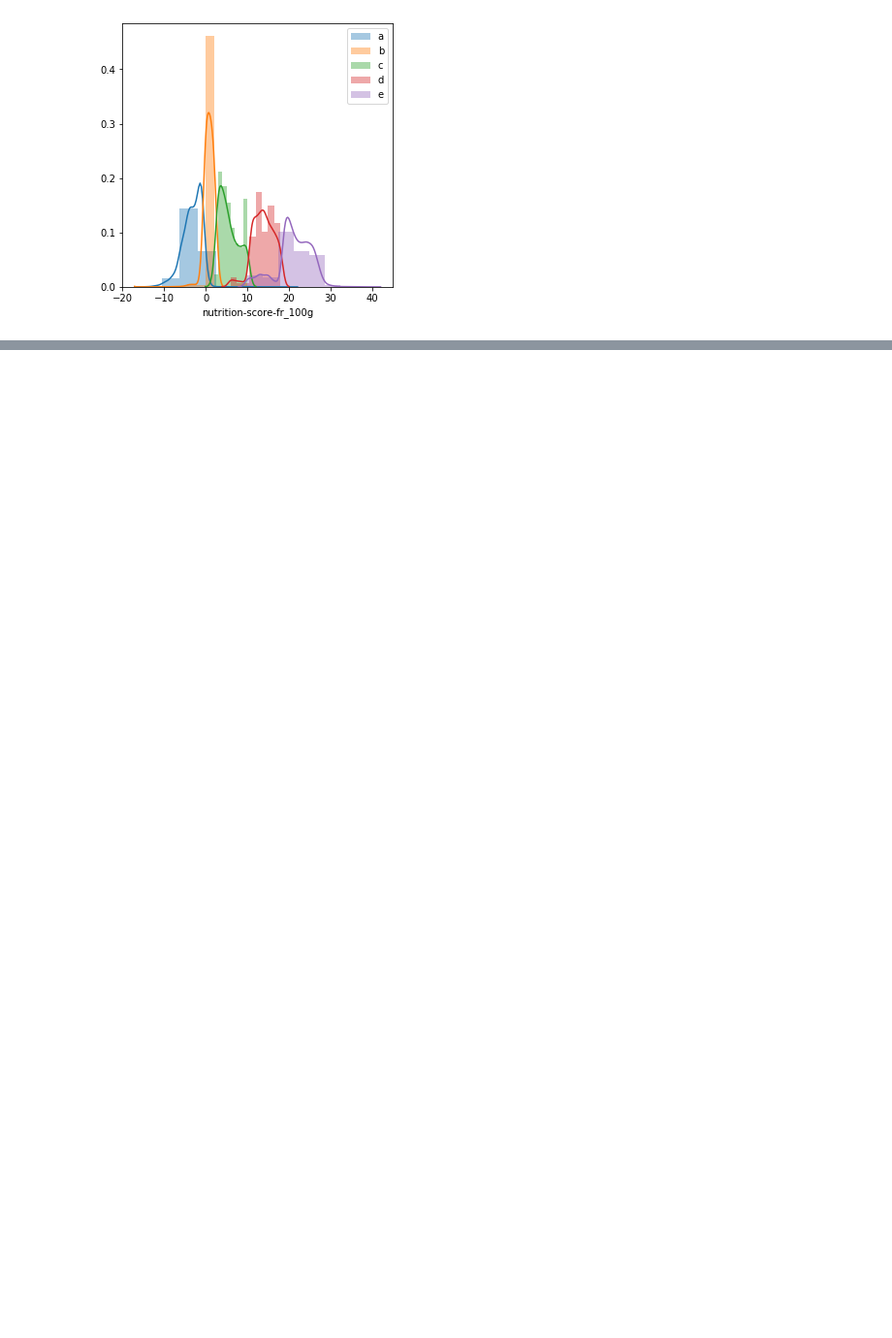
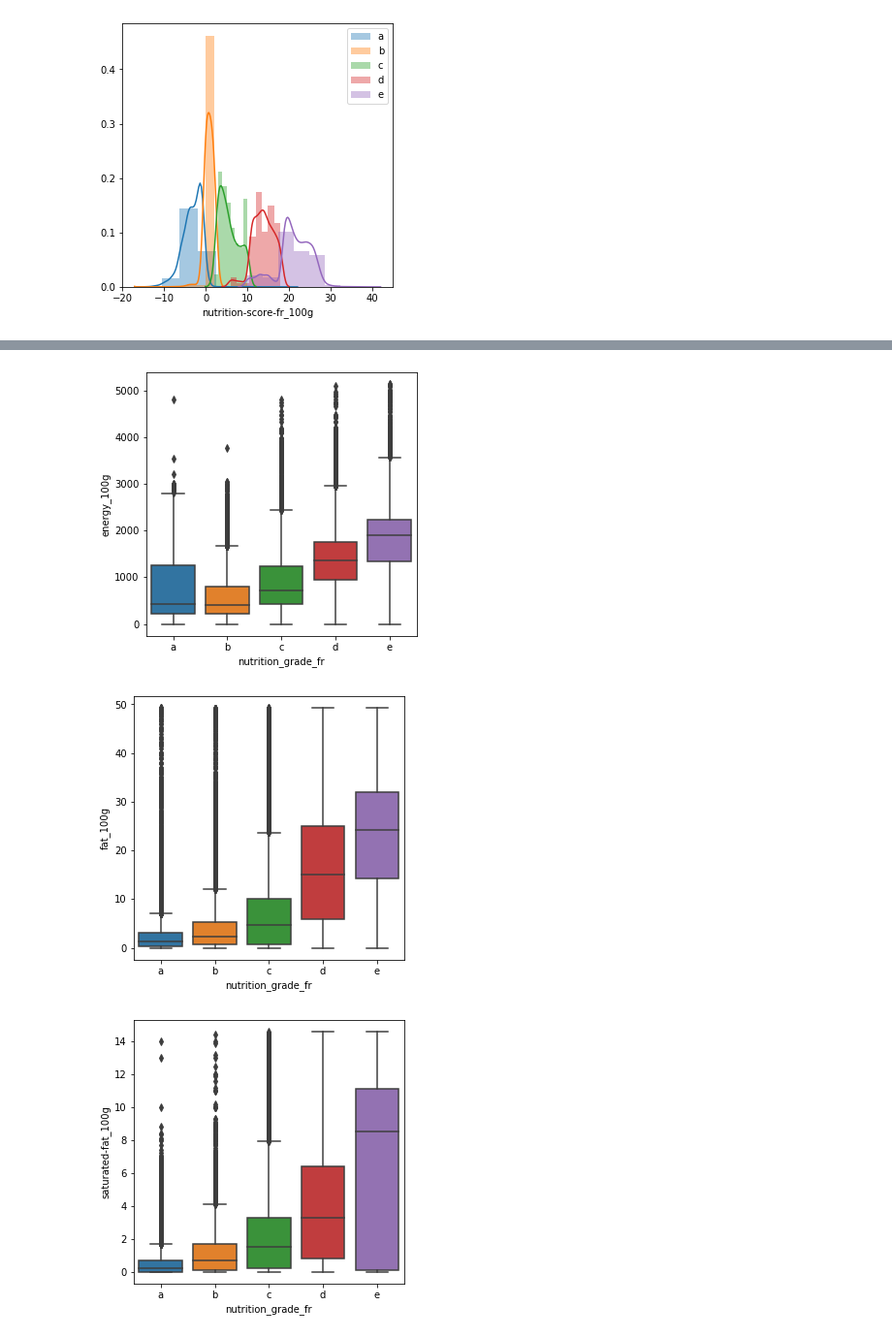
Before and after one commit to MarcBickel/project_gobigorgohome, a Jupyter notebook: openfood_lorenzo.ipynb, the cells around one changed output, grey strips where cells are left out. Shown at 97% size. Cells and saved outputs as stored; diff of their text form; code cells hidden in the pictures; blank space fills up the shorter version.

```diff
--- a/openfood_lorenzo.ipynb
+++ b/openfood_lorenzo.ipynb
@@ -53,3 +72,9 @@ df_sugar.shape
+# %%
+def boxplot_nutritiongrade(df,var):
+    df=remove_outliers(clean_nan(df,var),var)
+    fig, ax=plt.subplots(figsize=(5,5))
+    sns.boxplot(x="nutrition_grade_fr", y=var, data=df,order=['a','b','c','d','e'],ax=ax)
+    plt.show()
 # %%
 df_of_clean=pd.read_pickle('Data/df_openfacts_small.pkl')
 # %%
@@ -134,0 +162,8 @@ for var in facts_100g:
+# %%
+# boxplot with the original dataset but cleaning only the column that we need to plot
+for var in facts_100g:
+    boxplot_nutritiongrade(df_ns,var)
+# %% [output]
+[figure, added]
+[figure, added]
+[figure, added]
```
Also changed, not shown: parts of 24 cells of this notebook.
